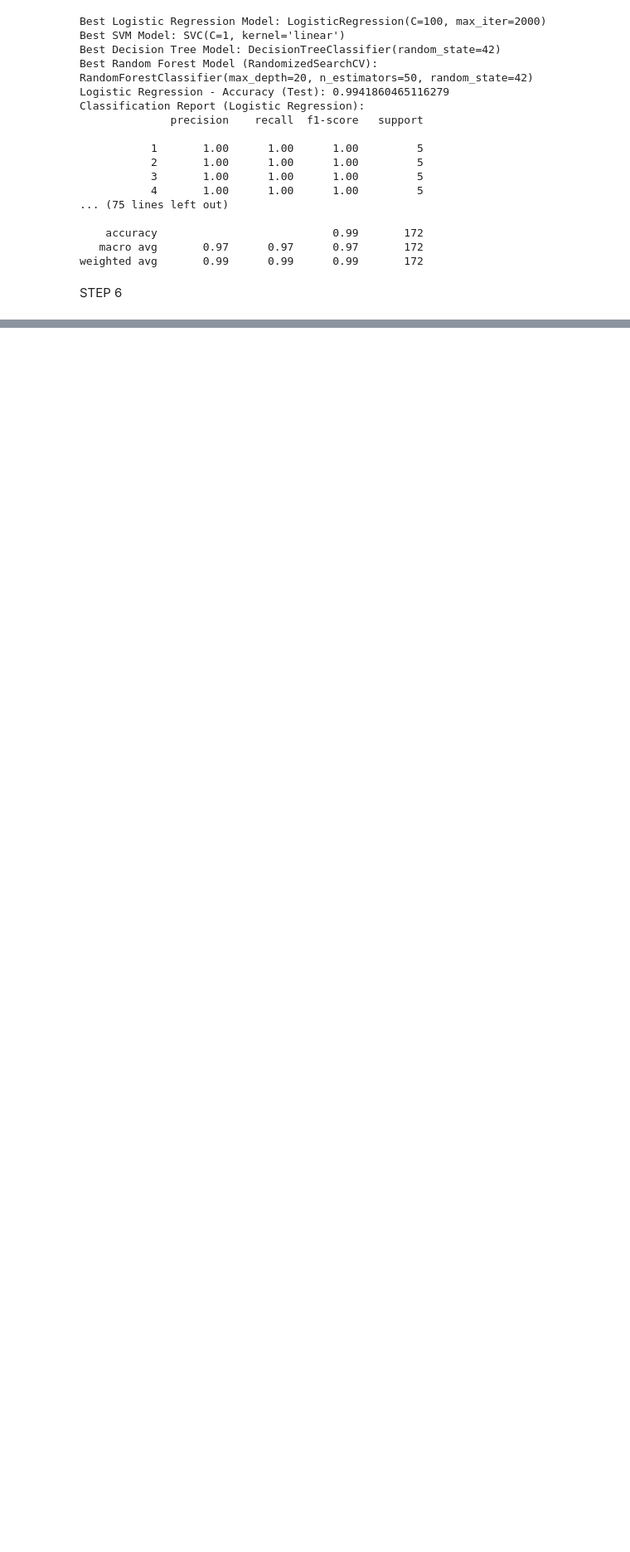
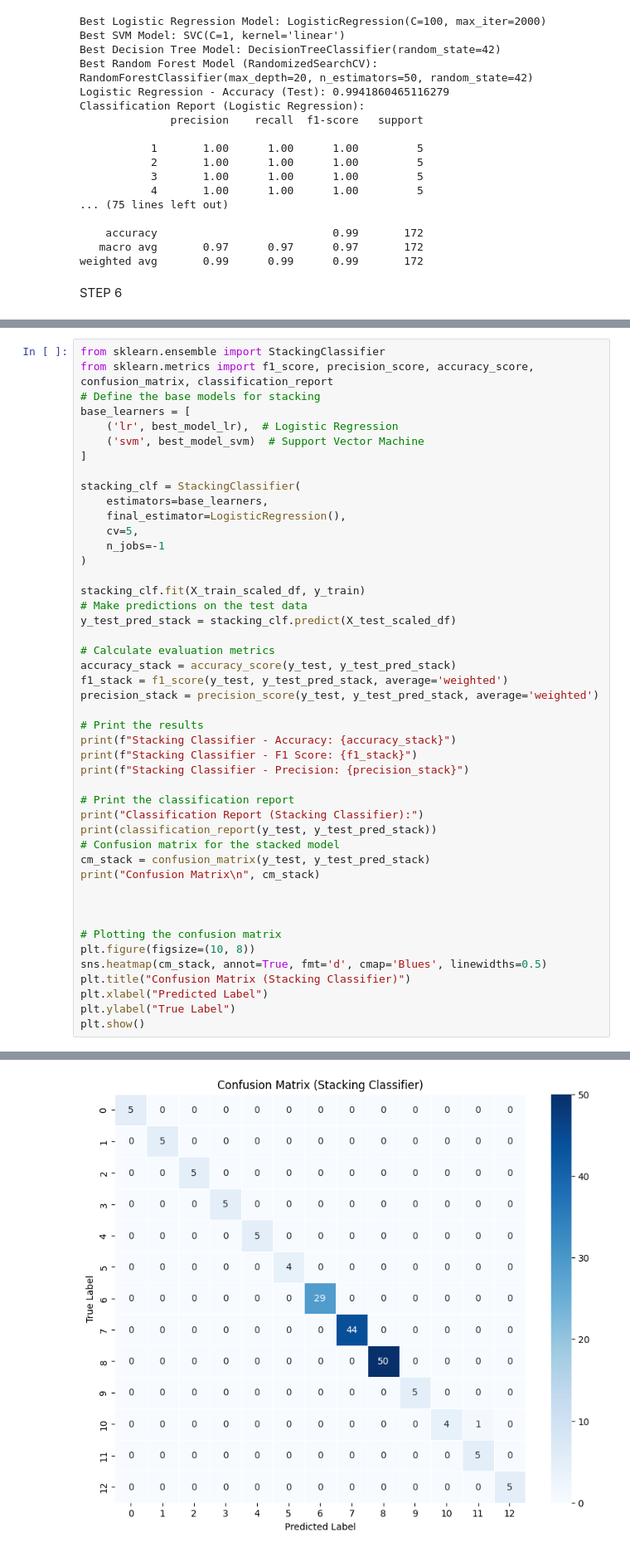
Before and after one commit to abdulwaheedTMU/Project1, a Jupyter notebook: AER850_Project1_Abdul.ipynb, the cells around one changed output, grey strips where cells are left out. Shown: that part at 83% size. Saved outputs shown, nothing was run; the diff lists cells and outputs as text; blank space fills up the shorter version.

```diff
--- a/AER850_Project1_Abdul.ipynb
+++ b/AER850_Project1_Abdul.ipynb
@@ -332,0 +335,47 @@ Confusion Matrix (Logistic Regression):
+# %%
+from sklearn.ensemble import StackingClassifier
+from sklearn.metrics import f1_score, precision_score, accuracy_score, confusion_matrix, classification_report
+# Define the base models for stacking
+base_learners = [
+    ('lr', best_model_lr),  # Logistic Regression
+    ('svm', best_model_svm)  # Support Vector Machine
+]
+
+stacking_clf = StackingClassifier(
+    estimators=base_learners,
+    final_estimator=LogisticRegression(),
+    cv=5,
+    n_jobs=-1
+)
+
+stacking_clf.fit(X_train_scaled_df, y_train)
+# Make predictions on the test data
+y_test_pred_stack = stacking_clf.predict(X_test_scaled_df)
+
+# Calculate evaluation metrics
+accuracy_stack = accuracy_score(y_test, y_test_pred_stack)
+f1_stack = f1_score(y_test, y_test_pred_stack, average='weighted')
+precision_stack = precision_score(y_test, y_test_pred_stack, average='weighted')
+
+# Print the results
+print(f"Stacking Classifier - Accuracy: {accuracy_stack}")
+print(f"Stacking Classifier - F1 Score: {f1_stack}")
+print(f"Stacking Classifier - Precision: {precision_stack}")
+
+# Print the classification report
+print("Classification Report (Stacking Classifier):")
+print(classification_report(y_test, y_test_pred_stack))
+# Confusion matrix for the stacked model
+cm_stack = confusion_matrix(y_test, y_test_pred_stack)
+print("Confusion Matrix\n", cm_stack)
+
+
+
+# Plotting the confusion matrix
+plt.figure(figsize=(10, 8))
+sns.heatmap(cm_stack, annot=True, fmt='d', cmap='Blues', linewidths=0.5)
+plt.title("Confusion Matrix (Stacking Classifier)")
+plt.xlabel("Predicted Label")
+plt.ylabel("True Label")
+plt.show()
+# %% [output]
@@ -332,0 +406 @@ Confusion Matrix (Logistic Regression):
+[figure, added]
```
Also changed, not shown: parts of 6 cells of this notebook.
